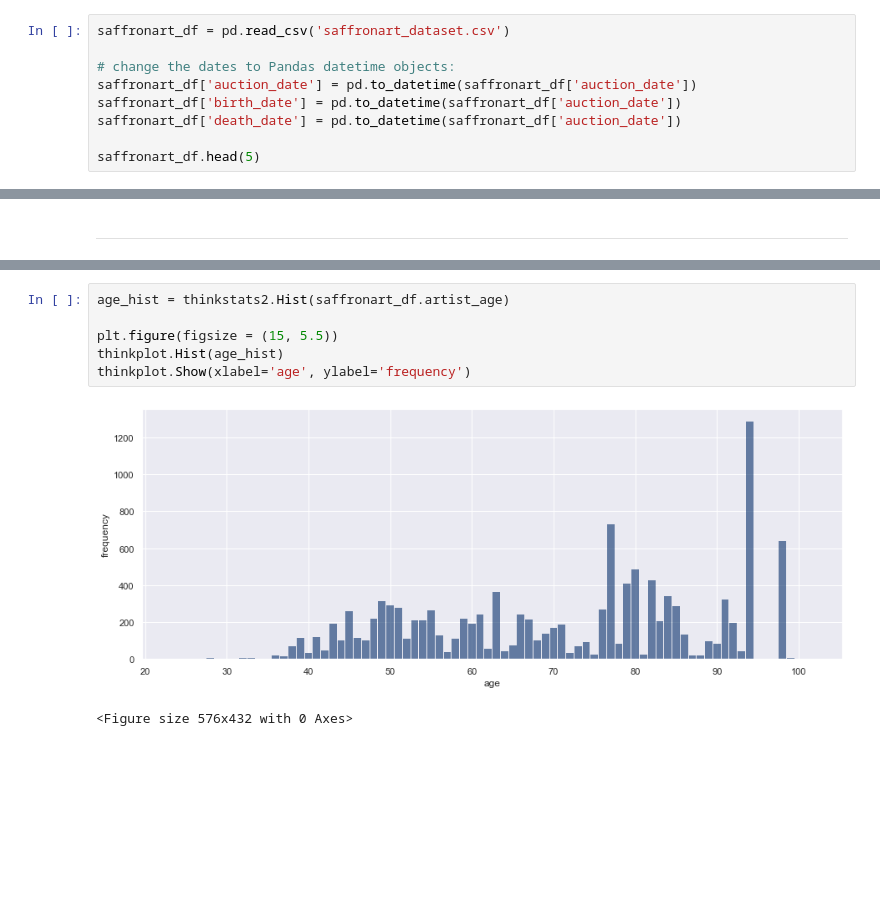
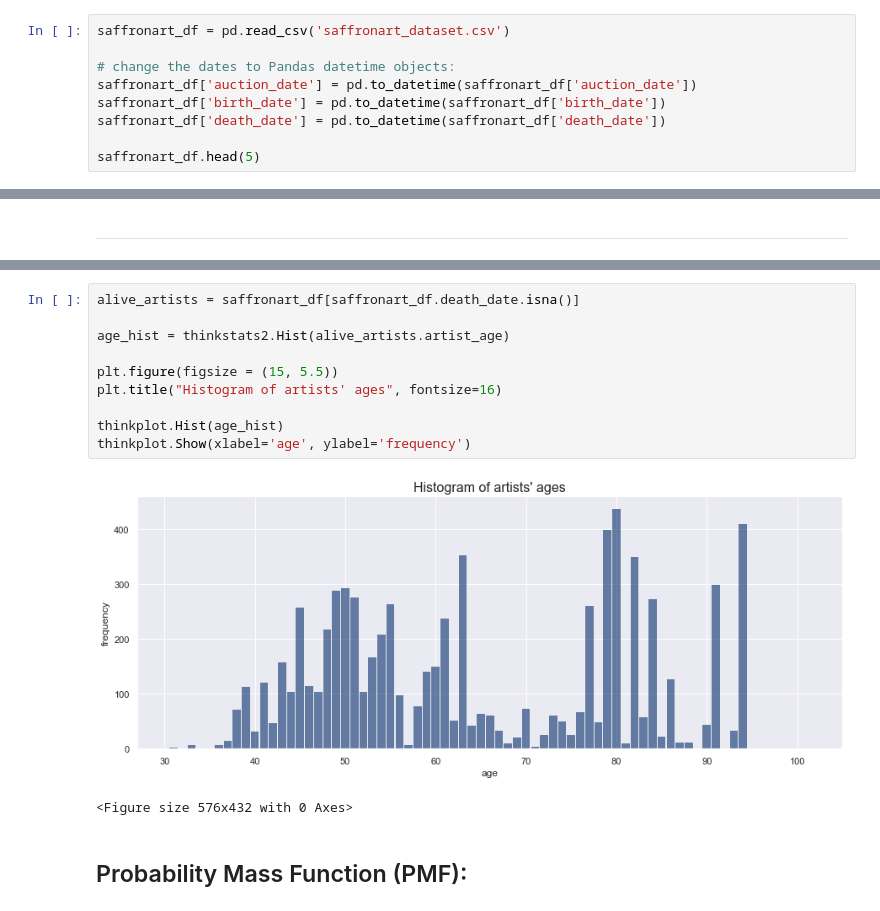
Before and after one commit to dcaohuu18/saffronart_stats_analysis, a Jupyter notebook: distributions.ipynb, the cells around one changed output, grey strips where cells are left out. Saved outputs shown, nothing was run; the diff lists cells and outputs as text; blank space fills up the shorter version.

```diff
--- a/distributions.ipynb
+++ b/distributions.ipynb
@@ -11,8 +14,8 @@ saffronart_df = pd.read_csv('saffronart_dataset.csv')
 
 # change the dates to Pandas datetime objects:
 saffronart_df['auction_date'] = pd.to_datetime(saffronart_df['auction_date'])
-saffronart_df['birth_date'] = pd.to_datetime(saffronart_df['auction_date'])
-saffronart_df['death_date'] = pd.to_datetime(saffronart_df['auction_date'])
+saffronart_df['birth_date'] = pd.to_datetime(saffronart_df['birth_date'])
+saffronart_df['death_date'] = pd.to_datetime(saffronart_df['death_date'])
 
 saffronart_df.head(5)
 # %% [output]
@@ -363,10 +376,16 @@ plot_kde_vs_model(saffronart_df.winning_bid, price_model_pdf, xlim=(500000, 4000
 # %%
-age_hist = thinkstats2.Hist(saffronart_df.artist_age)
+alive_artists = saffronart_df[saffronart_df.death_date.isna()]
+
+age_hist = thinkstats2.Hist(alive_artists.artist_age)
 
 plt.figure(figsize = (15, 5.5))
+plt.title("Histogram of artists' ages", fontsize=16)
+
 thinkplot.Hist(age_hist)
 thinkplot.Show(xlabel='age', ylabel='frequency')
 # %% [output]
-[figure, old version]
+[figure, new version]
 <Figure size 576x432 with 0 Axes>
+# %% [markdown]
+## Probability Mass Function (PMF):
 # %%
```
Also changed, not shown: parts of 41 cells of this notebook.
